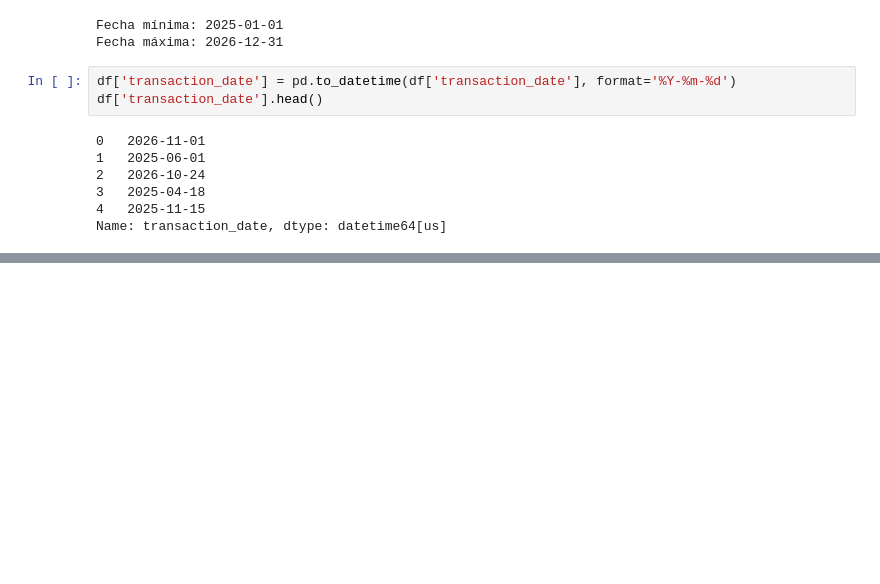
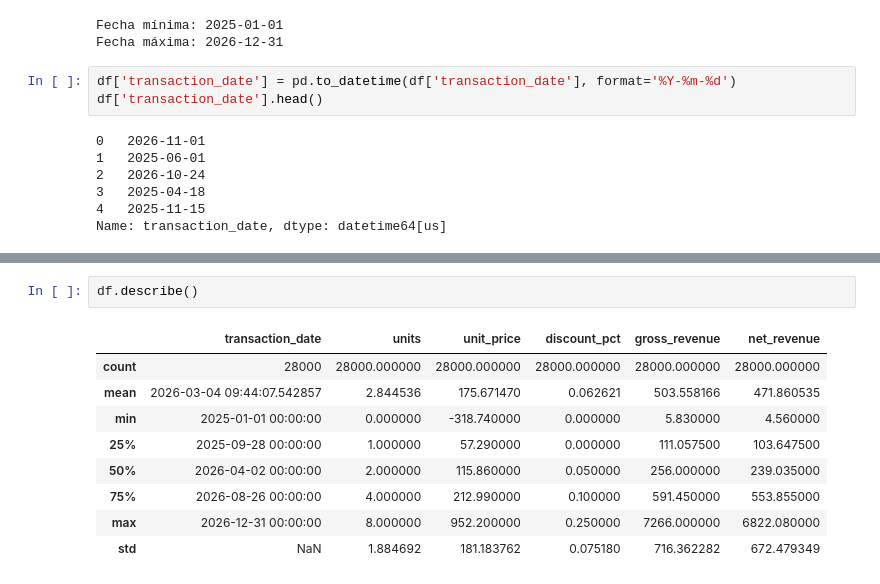
Before and after one commit to alexischevanier-byte/analytics-retail, a Jupyter notebook: notebooks/01_business_analysis.ipynb, the cells around one changed output, grey strips where cells are left out. Cells and saved outputs as stored; diff of their text form; blank space fills up the shorter version.

```diff
--- a/notebooks/01_business_analysis.ipynb
+++ b/notebooks/01_business_analysis.ipynb
@@ -375,0 +394,12 @@ Name: transaction_date, dtype: datetime64[us]
+# %%
+df.describe()
+# %% [output]
+|  | transaction_date | units | unit_price | discount_pct | gross_revenue | net_revenue |
+| count | 28000 | 28000.000000 | 28000.000000 | 28000.000000 | 28000.000000 | 28000.000000 |
+| mean | 2026-03-04 09:44:07.542857 | 2.844536 | 175.671470 | 0.062621 | 503.558166 | 471.860535 |
+| min | 2025-01-01 00:00:00 | 0.000000 | -318.740000 | 0.000000 | 5.830000 | 4.560000 |
+| 25% | 2025-09-28 00:00:00 | 1.000000 | 57.290000 | 0.000000 | 111.057500 | 103.647500 |
+| 50% | 2026-04-02 00:00:00 | 2.000000 | 115.860000 | 0.050000 | 256.000000 | 239.035000 |
+| 75% | 2026-08-26 00:00:00 | 4.000000 | 212.990000 | 0.100000 | 591.450000 | 553.855000 |
+| max | 2026-12-31 00:00:00 | 8.000000 | 952.200000 | 0.250000 | 7266.000000 | 6822.080000 |
+| std | NaN | 1.884692 | 181.183762 | 0.075180 | 716.362282 | 672.479349 |
```
Also changed, not shown: parts of 12 cells of this notebook.
